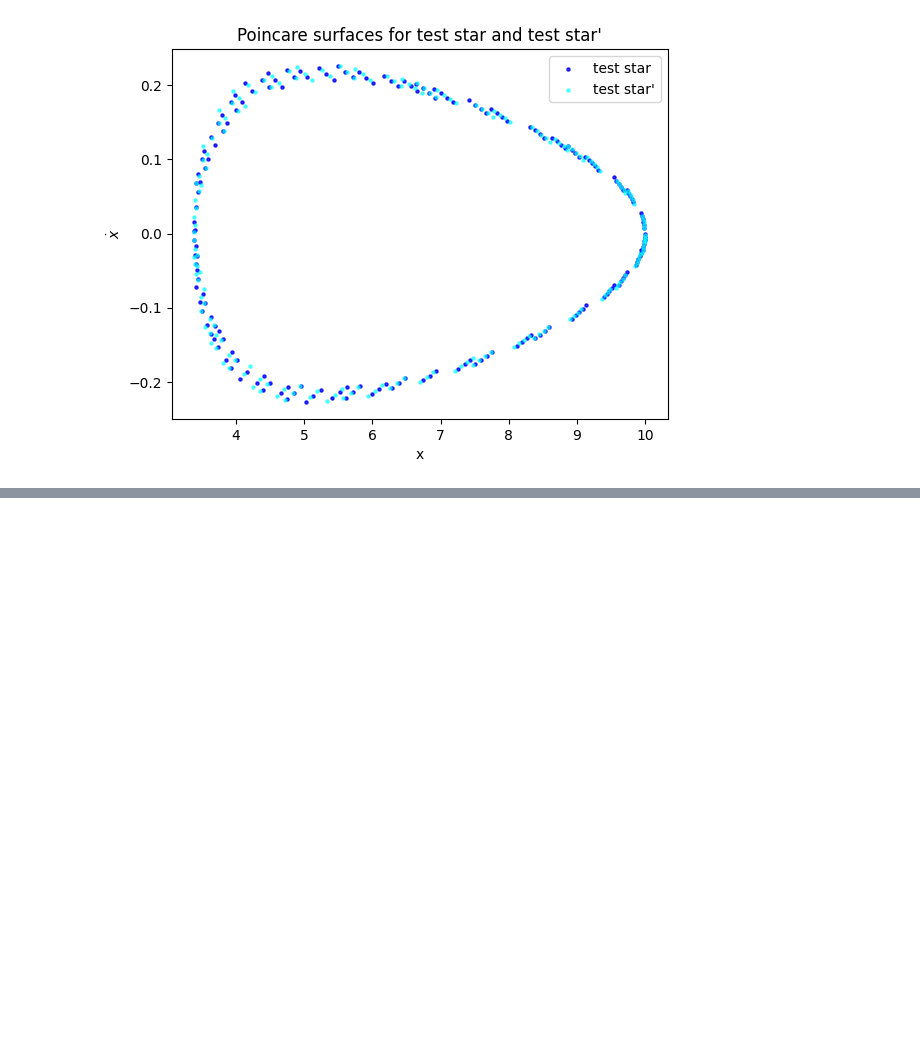
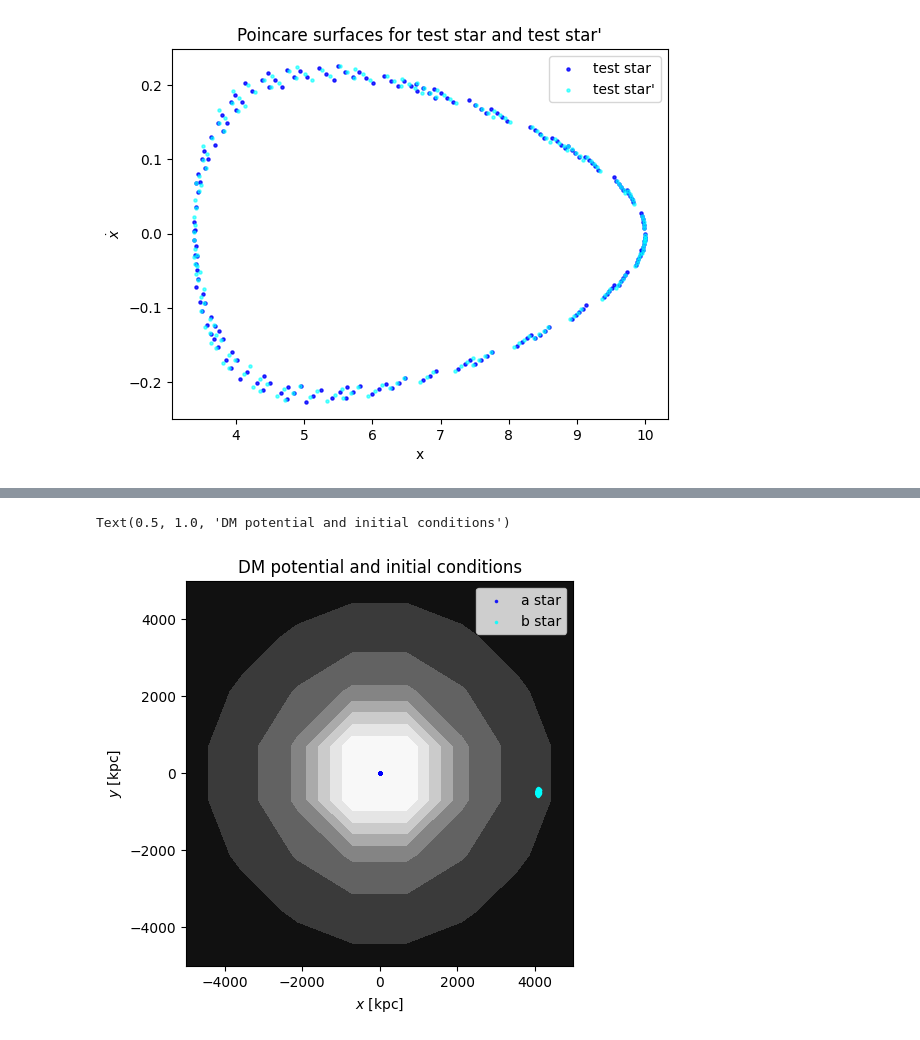
Before and after one commit to patito-mary/topicos, a Jupyter notebook: informfinal.ipynb, the cells around one changed output, grey strips where cells are left out. Cells and saved outputs as stored; diff of their text form; code cells hidden in the pictures; blank space fills up the shorter version.

```diff
--- a/informfinal.ipynb
+++ b/informfinal.ipynb
@@ -625,14 +665,46 @@ Se nota que la superficie de poincare que representa la estrella levemente pertu
 # %%
-n_orbits = 500
+n_orbits = 1000
 
-new_pos = np.random.normal(ics.pos.xyz.to(u.pc).value, 100,
-                           size=(n_orbits,3)).T*u.pc
+ics_a = gd.PhaseSpacePosition(pos = a_star_p*u.kpc,
+                            vel = a_star_v*u.km/u.s)
+ics_b = gd.PhaseSpacePosition(pos = b_star_p*u.kpc,
+                            vel = b_star_v*u.km/u.s)
 
 
-new_vel = np.random.normal(ics.vel.d_xyz.to(u.km/u.s).value, 1.,
+new_pos_a = np.random.normal(ics_a.pos.xyz.to(u.pc).value, 0.001,
+                           size=(n_orbits,3)).T*u.pc
+new_vel_a = np.random.normal(ics_a.vel.d_xyz.to(u.km/u.s).value, 0.001,
                            size=(n_orbits,3)).T * u.km/u.s
 
-new_ics = gd.PhaseSpacePosition(pos=new_pos, vel=new_vel)
-orbits = gp.Hamiltonian(total_potential['dm_halo']+total_potential['disk']).integrate_orbit(new_ics,  dt=0.5*u.Myr , t1=0, t2=10*u.Gyr)
+new_ics_a = gd.PhaseSpacePosition(pos=new_pos_a, vel=new_vel_a)
+orbit_a = gp.Hamiltonian(total_potential['dm_halo']).integrate_orbit(ics_a,  dt=0.5*u.Myr , t1=0, t2=10*u.Gyr)
 
-orbits_total = gp.Hamiltonian(total_potential['dm_halo']+total_potential['disk']).integrate_orbit(new_ics, dt=.5*u.Myr, t1=0, t2=10*u.Gyr)
+orbits_total_a = gp.Hamiltonian(total_potential['dm_halo']).integrate_orbit(new_ics_a, dt=.5*u.Myr, t1=0, t2=10*u.Gyr)
+
+
+new_pos_b = np.random.normal(ics_b.pos.xyz.to(u.pc).value, 1,
+                             size=(n_orbits,3)).T*u.pc
+new_vel_b = np.random.normal(ics_b.vel.d_xyz.to(u.km/u.s).value, 1.,
+                           size=(n_orbits,3)).T * u.km/u.s
+
+new_ics_b = gd.PhaseSpacePosition(pos=new_pos_b, vel=new_vel_b)
+orbit_b = gp.Hamiltonian(total_potential['dm_halo']).integrate_orbit(ics_b,  dt=0.5*u.Myr , t1=0, t2=10*u.Gyr)
+
+orbits_total_b = gp.Hamiltonian(total_potential['dm_halo']).integrate_orbit(new_ics_b, dt=.5*u.Myr, t1=0, t2=10*u.Gyr)
+# %%
+grid = np.linspace(-5000,5000,8)
+fig, ax = plt.subplots(1, 1, figsize=(5,5))
+fig = total_potential['dm_halo'].plot_contours(grid=(grid, grid, 0), cmap='Greys', ax=ax)
+fig = orbits_total_a[-1].plot(['x','y'], color='blue', s=10,
+                      alpha=0.8, axes=[ax], auto_aspect=False,
+                      label='a star')
+fig = orbits_total_b[-1].plot(['x','y'], color='cyan', s=10,
+                              alpha=0.8, axes=[ax], auto_aspect=False,
+                              label='b star')
+ax.set_xlim(-5000,5000)
+ax.set_ylim(-5000,5000)
+ax.legend()
+ax.set_title('DM potential and initial conditions')
+# %% [output]
+Text(0.5, 1.0, 'DM potential and initial conditions')
+[figure, added]
```
Also changed, not shown: parts of 13 cells of this notebook.
